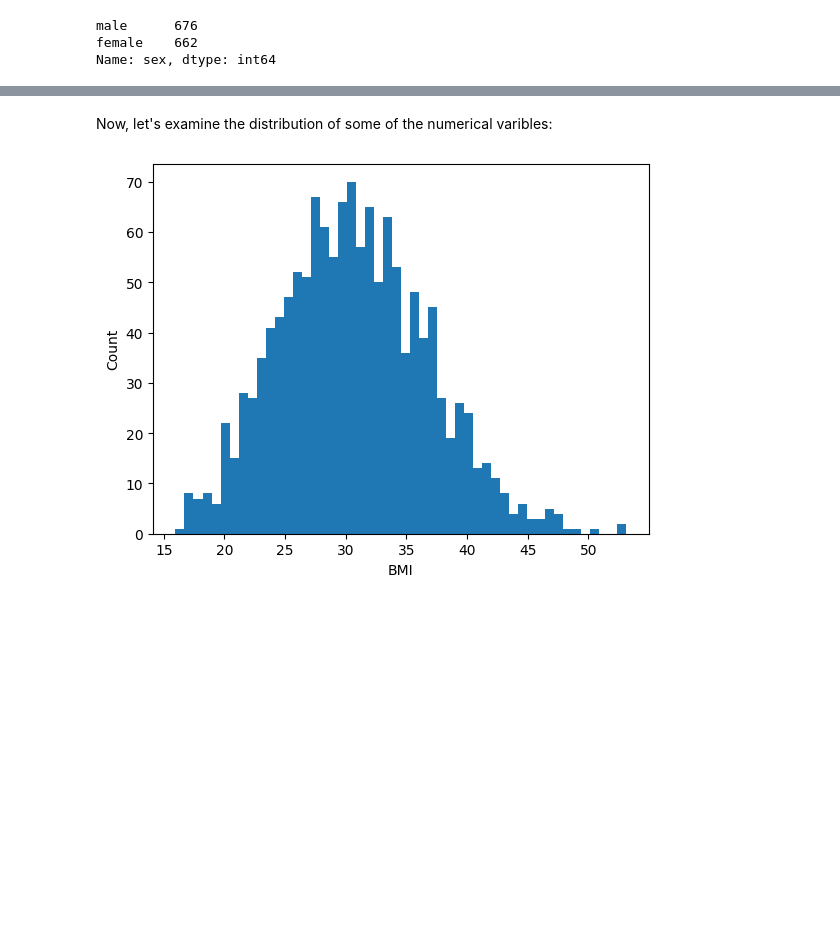
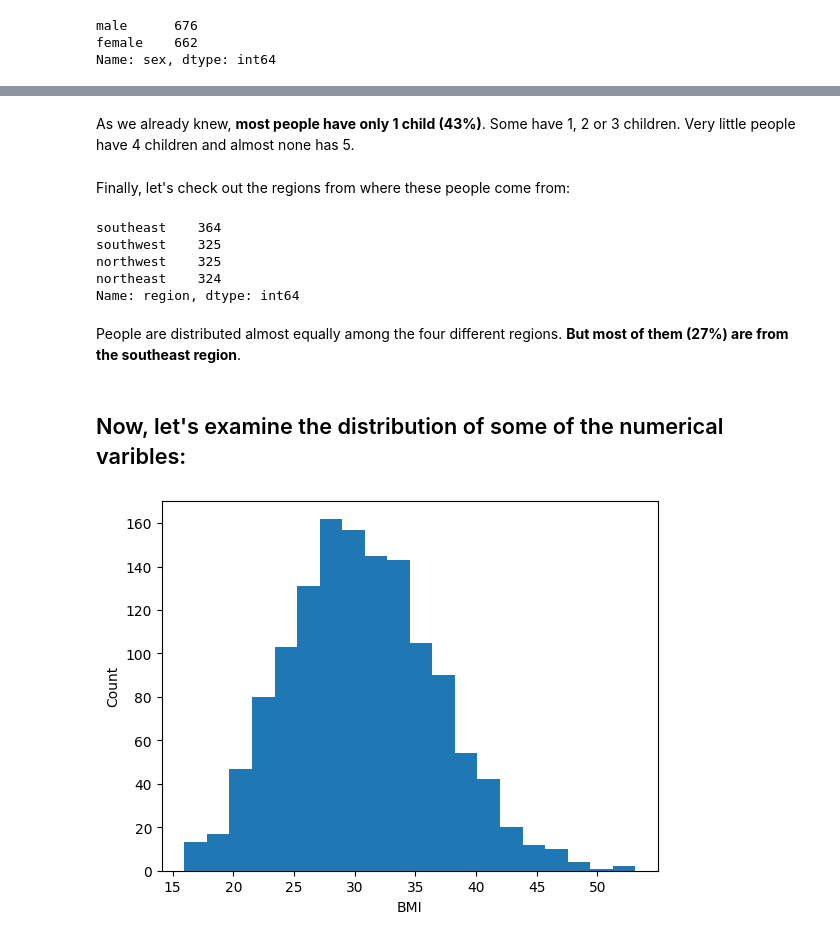
Before and after one commit to jbajr1982/jbajr1982.github.io, a Jupyter notebook: CodeAcademy_PortFolio_medical_insurance_costs.ipynb, the cells around one changed output, grey strips where cells are left out. Drawn from its saved outputs; the diff is of its cells as text; code cells hidden in the pictures; blank space fills up the shorter version.

```diff
--- a/CodeAcademy_PortFolio_medical_insurance_costs.ipynb
+++ b/CodeAcademy_PortFolio_medical_insurance_costs.ipynb
@@ -114,9 +138,23 @@ We can see that most of the individuals in this dataset are men (51%). Women rep
+# %% [markdown]
+As we already knew, **most people have only 1 child (43%)**. Some have 1, 2 or 3 children. Very little people have 4 children and almost none has 5.
+# %% [markdown]
+Finally, let's check out the regions from where these people come from:
+# %%
+insurance['region'].value_counts(dropna=False)
+# %% [output]
+southeast    364
+southwest    325
+northwest    325
+northeast    324
+Name: region, dtype: int64
+# %% [markdown]
+People are distributed almost equally among the four different regions. **But most of them (27%) are from the southeast region**.
 # %% [markdown]
-Now, let's examine the distribution of some of the numerical varibles:
+## Now, let's examine the distribution of some of the numerical varibles:
 # %%
-plt.hist(insurance['bmi'], bins=50)
+plt.hist(insurance['bmi'], bins=20)
 plt.xlabel('BMI')
 plt.ylabel('Count')
 plt.show()
 # %% [output]
-[figure, old version]
+[figure, new version]
```
Also changed, not shown: parts of 14 cells of this notebook.
